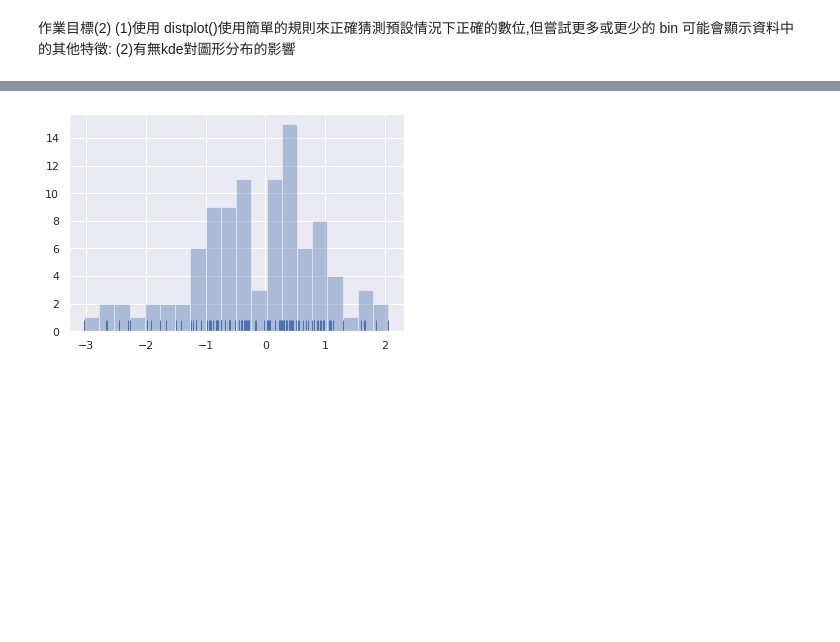
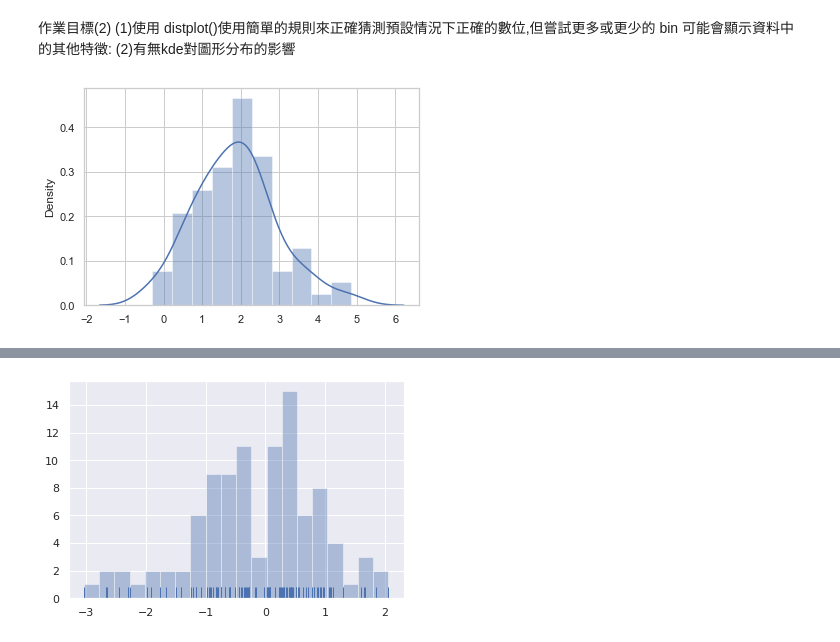
Before and after one commit to Hs02021/ML100Days, a Jupyter notebook: homework/day20hwData_Visualization_Day_3_作業.ipynb, the cells around one changed output, grey strips where cells are left out. Cells and saved outputs as stored; diff of their text form; code cells hidden in the pictures; blank space fills up the shorter version.

```diff
--- a/homework/day20hwData_Visualization_Day_3_作業.ipynb
+++ b/homework/day20hwData_Visualization_Day_3_作業.ipynb
@@ -44,3 +42,8 @@ x = np.random.normal(size=100)
+# %%
+
+sns.distplot(x);
+# %% [output]
+[figure, added]
 # %%
 sns.distplot(x,bins=20,kde=False,rug=True);
 # %% [output]
```
Also changed, not shown: parts of 5 cells of this notebook.
